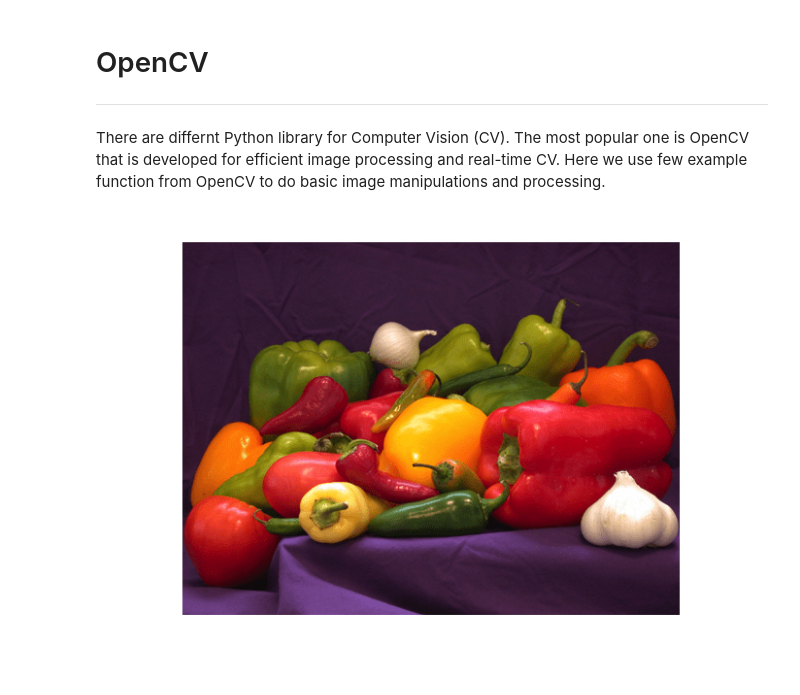
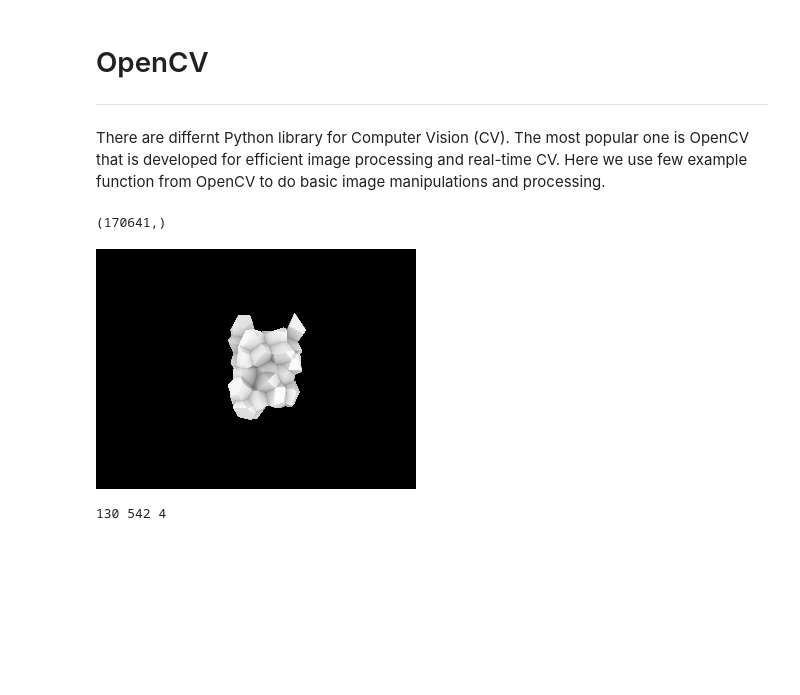
Before and after one commit to seyrankhademi/Interactive_Arch_Q3_P1, a Jupyter notebook: Interactive_Arch_Q3_P1.ipynb, the cells around one changed output. Cells and saved outputs as stored; diff of their text form; code cells hidden in the pictures; blank space fills up the shorter version.

```diff
--- a/Interactive_Arch_Q3_P1.ipynb
+++ b/Interactive_Arch_Q3_P1.ipynb
@@ -182,12 +187,33 @@ There are differnt Python library for Computer Vision (CV). The most popular one
 # import OpenCV library to read and display an image
 
 import cv2
+import urllib.request
+import numpy as np
+
 from google.colab.patches import cv2_imshow
 #Convert image to grayscale
-img = cv2.imread("/content/gdrive/My Drive/Colab Notebooks/imagdir/pepper.jpg")
-cv2_imshow(img)
+req = urllib.request.urlopen('https://pin.it/1CWxAZO')
+arr = np.asarray(bytearray(req.read()), dtype="uint8")
+ # use imdecode function
+print(arr.shape)
+#print(height,width,channels)
+#img = cv2.imdecode(arr, 0)
+#img = cv2.imdecode(arr, -1) # 'Load it as it is'
+#cv2_imshow(img)
+#print(img)
 # %% [output]
-[figure, removed]
+(170641,)
+# %%
+# resize image
+resized = cv2.resize(img,(0,0), fx=0.1, fy=0.1)
+cv2_imshow(resized)
+# %% [output]
+[figure, added]
+# %%
+height, width, channels = img.shape
+print(height,width,channels)
+# %% [output]
+130 542 4
 # %%
 # Image can be converted to grayscale
 gray = cv2.cvtColor(img, cv2.COLOR_BGR2GRAY)
```
Also changed, not shown: parts of 8 cells of this notebook.
